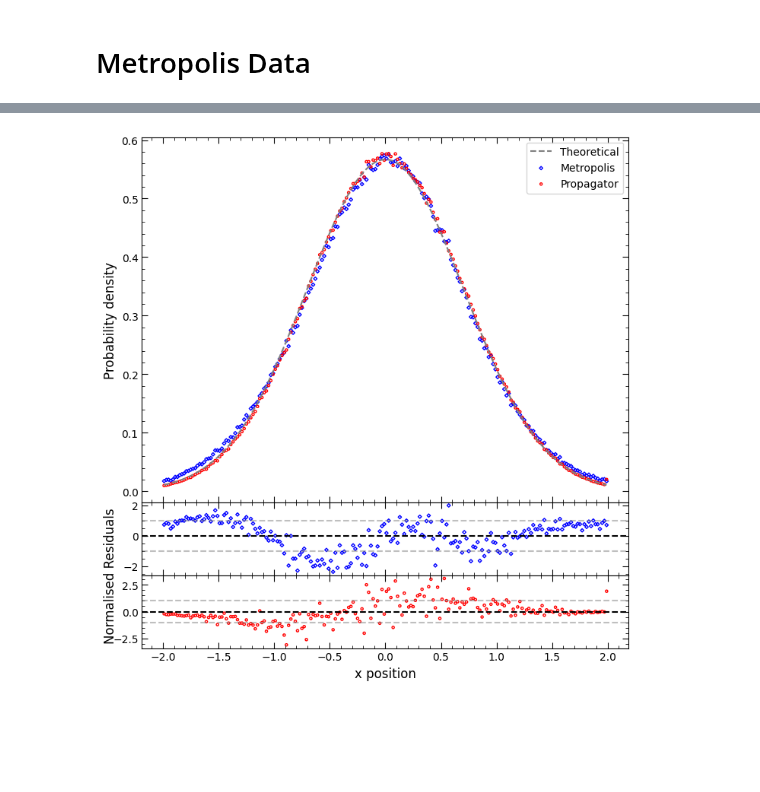
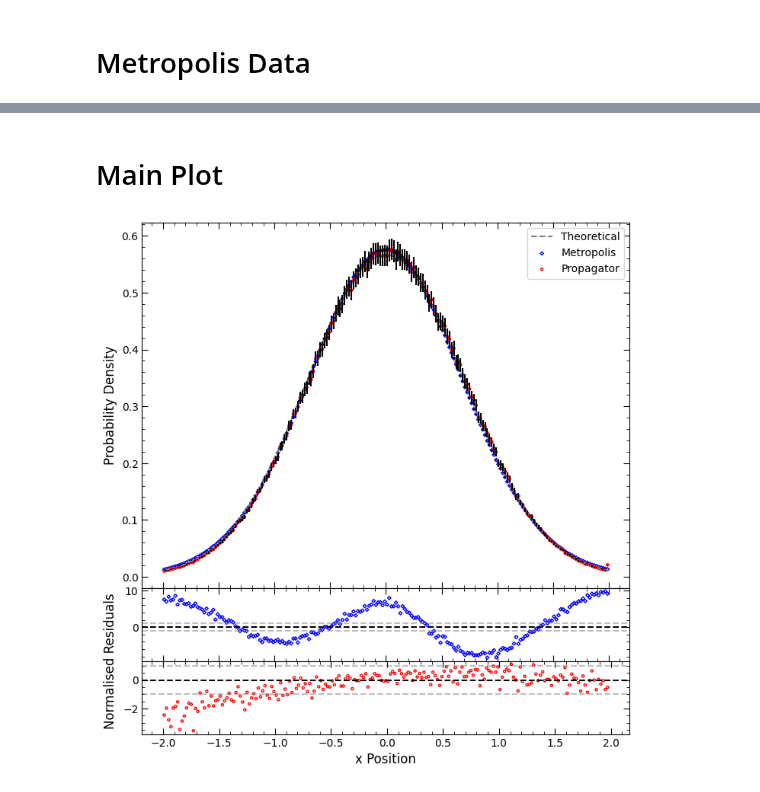
Before and after one commit to Sebastian426/Sebastian_Sloan_Computational_Physics, a Jupyter notebook: Results Figures.ipynb, the cells around one changed output, grey strips where cells are left out. Drawn from its saved outputs; the diff is of its cells as text; code cells hidden in the pictures; blank space fills up the shorter version.

Commit message:
Created results plot file

```diff
--- a/Results Figures.ipynb
+++ b/Results Figures.ipynb
@@ -285,13 +427,18 @@ Endpoint acceptance ≈ 0.516
+# %%
+x_centres_prop_boot, pdf_mean_prop, pdf_se_prop = bootstrap_propagator_pdf(
+    x_end_prop,
+    weights_prop,
+    x_bins_prop,
+    n_bootstrap=500  # tune as desired
+)
 # %%
-#calculations for plot
+#residuals for propagator
+
+propagator_residuals_normalised = (pdf_mean_prop - phi_sq_analytic_x)/pdf_se_prop
+print(np.std(propagator_residuals_normalised))
 
 #residuals for metropolis
 
-metropolis_residiuals = (pdf_x - phi_sq_analytic_x)
-metropolis_residuals_normalised = metropolis_residiuals/np.std(metropolis_residiuals)
-print(np.std(metropolis_residuals_normalised))
-
-propagator_residuals = (pdf_prop - phi_sq_analytic_x)
-propagator_residuals_normalised = propagator_residuals/np.std(propagator_residuals)
-print(np.std(propagator_residuals_normalised))
+metropolis_residiuals_normalised = (pdf_mean - phi_sq_analytic_x)/pdf_se
+print(np.std(metropolis_residiuals_normalised))
 # %% [output]
@@ -300,3 +659,5 @@ print(np.std(propagator_residuals_normalised))
+# %% [markdown]
+# Main Plot
 # %%
 #plot
 laptop_savepath_main_results = r"C:\Users\sebas\Documents\Durham Work\Year 3\Comp Phys\main_results.svg"
@@ -310,43 +671,47 @@ plt.tick_params(which = 'major', length = 6, bottom = True, top = True, left = T
 plt.tick_params(which = 'minor', length = 3, bottom = True, top = True, left = True, right = True, direction = 'in')
 
 plt.plot(x_centres, phi_sq_analytic_x, linestyle = "--", color = "grey", label = "Theoretical")
-plt.scatter(x_centres, pdf_x, marker = "D", s = 5,color = "blue", facecolor = "none", label = "Metropolis")
-plt.scatter(x_centres, pdf_prop, marker = "o", s = 5, color = "red", facecolor = "none", label = "Propagator")
+
+plt.scatter(x_centres, pdf_mean, marker = "D", s = 5,color = "blue", facecolor = "none", label = "Metropolis")
+plt.errorbar(x_centres, pdf_mean, yerr= pdf_se, linestyle = "none", color = "black")
+
+plt.scatter(x_centres, pdf_mean_prop, marker = "o", s = 5, color = "red", facecolor = "none", label = "Propagator")
+plt.errorbar(x_centres, pdf_mean_prop, yerr = pdf_se_prop, linestyle = "none", color = "black")
 
 plt.legend()
-plt.ylabel("Probability density", fontsize=12)
+plt.ylabel("Probability Density", fontsize=12)
 
 
 #residual plot 1
 rp1 = fig.add_axes(([0,-0.2,1,0.2]))
 plt.minorticks_on()
 plt.tick_params(which = 'major', length = 6, bottom = True, top = True, left = True, right = True, direction = 'in')
 plt.tick_params(which = 'minor', length = 3, bottom = True, top = True, left = True, right = True, direction = 'in')
 
 rp1.axhline(0, color = 'black', linestyle = '--')
 rp1.axhline(1, color = 'grey', linestyle = '--',alpha = 0.5)
 rp1.axhline(-1, color = 'grey', linestyle = '--',alpha = 0.5)
 
-plt.scatter(x_centres, metropolis_residuals_normalised, marker = "D", s = 5,color = "blue", facecolor = "none")
+plt.scatter(x_centres, metropolis_residiuals_normalised, marker = "D", s = 5,color = "blue", facecolor = "none")
 
 
 #residual plot 2
 rp2 = fig.add_axes(([0,-0.4,1,0.2]))
 plt.minorticks_on()
 plt.tick_params(which = 'major', length = 6, bottom = True, top = True, left = True, right = True, direction = 'in')
 plt.tick_params(which = 'minor', length = 3, bottom = True, top = True, left = True, right = True, direction = 'in')
 
 rp2.axhline(0, color = 'black', linestyle = '--')
 rp2.axhline(1, color = 'grey', linestyle = '--',alpha = 0.5)
 rp2.axhline(-1, color = 'grey', linestyle = '--',alpha = 0.5)
 
-plt.scatter(x_centres, propagator_residuals_normalised, marker = "o", s = 5, color = "red", facecolor = "none")
+plt.scatter(x_centres[0:199], propagator_residuals_normalised[0:199], marker = "o", s = 5, color = "red", facecolor = "none")
 
-plt.xlabel("x position", fontsize=12)
+plt.xlabel("x Position", fontsize=12)
 rp2.set_ylabel("Normalised Residuals",fontsize=12)
 rp2.yaxis.set_label_coords(-0.05,1)
 
 plt.savefig(laptop_savepath_main_results, bbox_inches = 'tight')
 plt.show()
 # %% [output]
-[figure, old version]
+[figure, new version]
```
Also changed, not shown: parts of 18 cells of this notebook.
